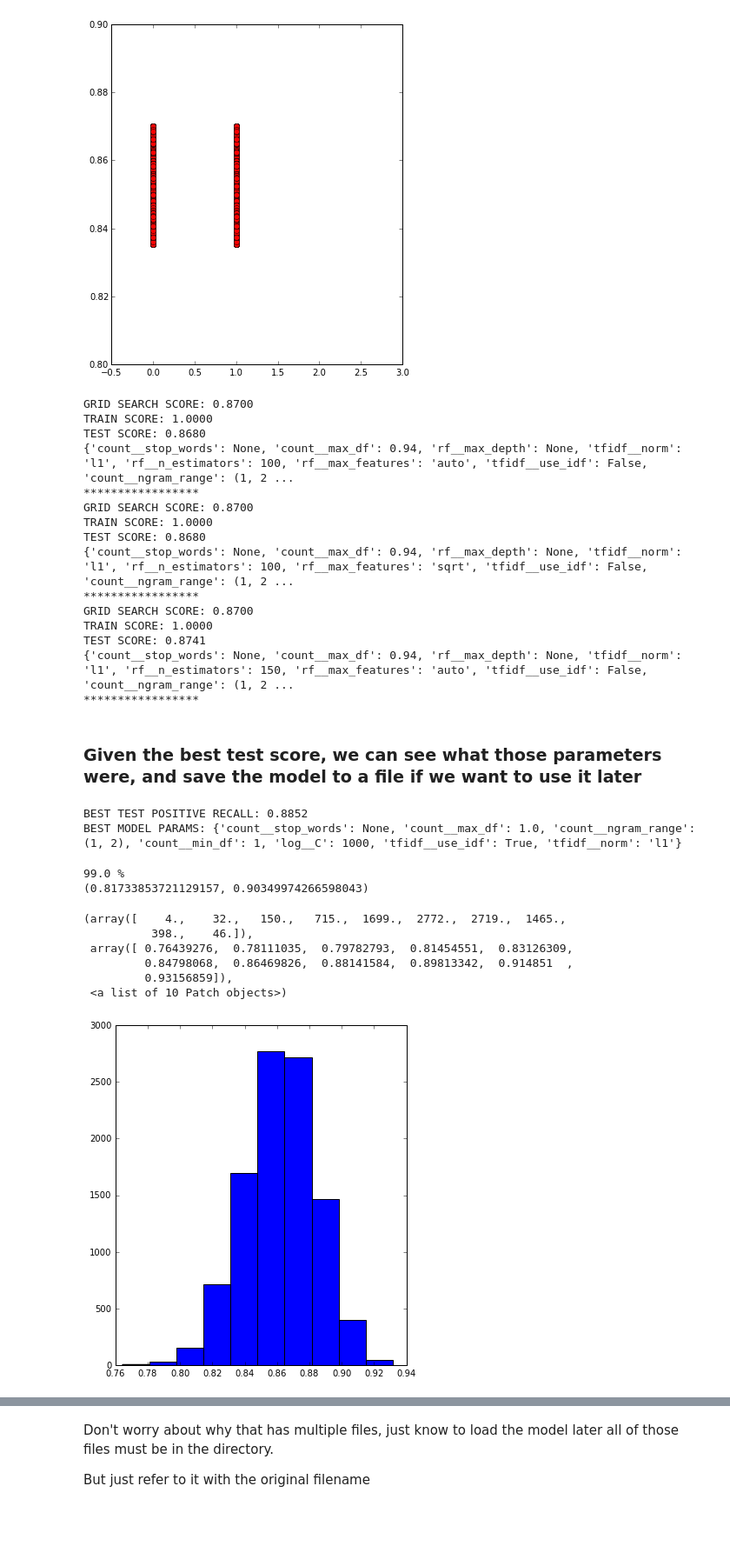
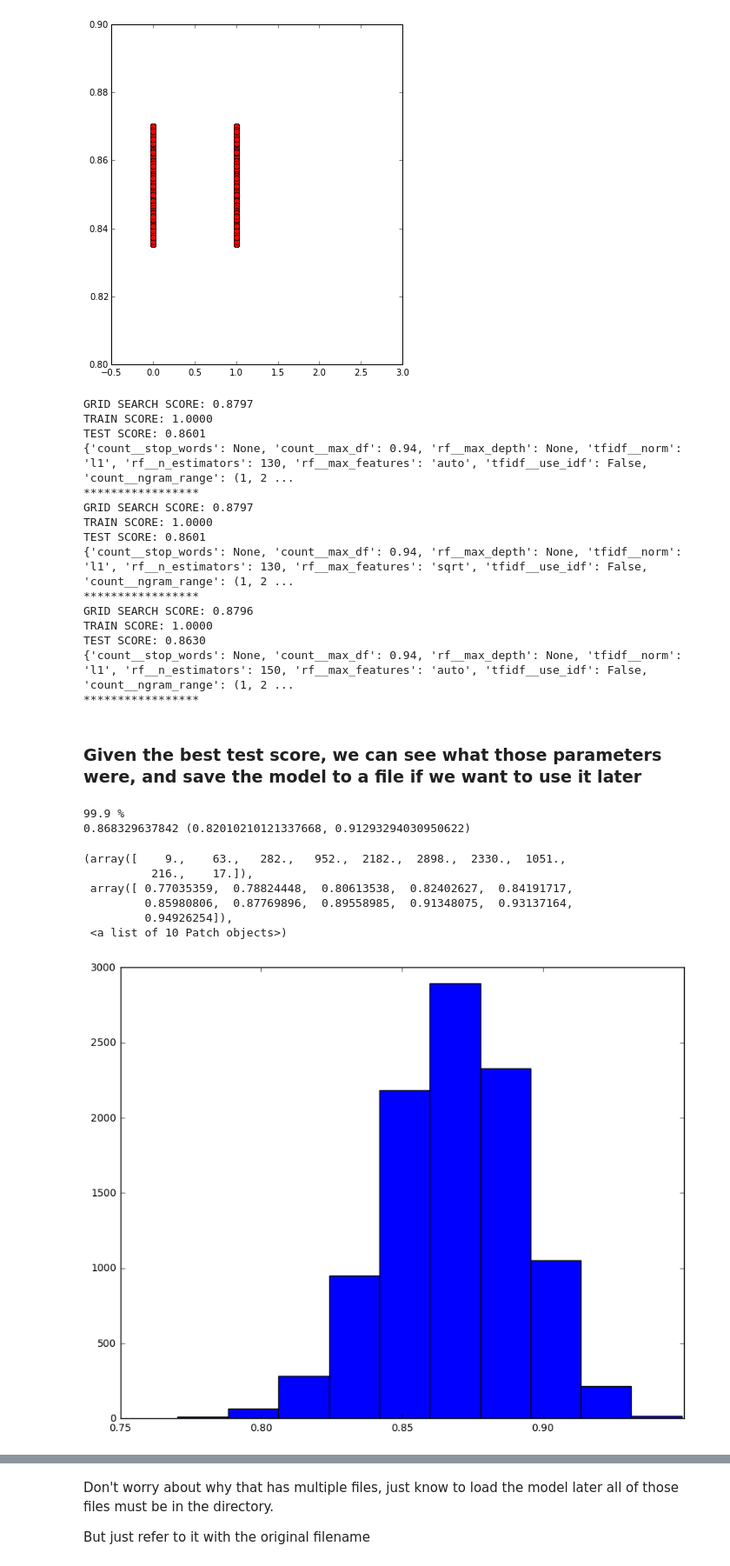
Before and after one commit to cu-publichealth/FoodborneML, a Jupyter notebook: paper_stuff/Notebooks/Sick_ROC_RF_3.ipynb, the cells around one changed output, grey strips where cells are left out. Shown at 87% size. Cells and saved outputs as stored; diff of their text form; code cells hidden in the pictures; blank space fills up the shorter version.

Commit message:
refactored all experiments from the paper notebooks into an official runnable notebook to reproduce all of the papers results

```diff
--- a/paper_stuff/Notebooks/Sick_ROC_RF_3.ipynb
+++ b/paper_stuff/Notebooks/Sick_ROC_RF_3.ipynb
@@ -59,0 +64,5 @@ pipeline = Pipeline([
+# %%
+from sklearn.externals import joblib
+best_params = {'count__stop_words': None, 'count__max_df': 0.94, 'rf__max_depth': None, 'tfidf__norm': 'l1', 'rf__n_estimators': 150, 'rf__max_features': 'auto', 'tfidf__use_idf': False, 'count__ngram_range': (1, 2), 'count__lowercase': True, 'count__max_features': 1000}
+pipeline = pipeline.set_params(**best_params)
+joblib.dump(pipeline, '../best_classifiers/sick_rf.pkl')
@@ -187,7 +198,7 @@ def split_dev_test(data, test_size=.2):
 
 def parameter_search(data, pipeline, paramgrid, n_folds=3, gscv_kwargs=None):
     print "SEARCHING PARAMETER SPACE:"
-    folds = cross_validation.StratifiedKFold(data['x'], n_folds=n_folds, random_state=0,shuffle=True)
+    folds = cross_validation.StratifiedKFold(data['y'], n_folds=n_folds, random_state=0,shuffle=True)
     if not gscv_kwargs:
         gscv_kwargs = {
              'scoring':my_roc_auc_scorer,
@@ -243,0 +250,8 @@ Test data shape:  (279,) (279,)
+# %%
+train_data, test_data = split_dev_test(data)
+
+# USE ONLY THE NON-RESTAURANT-BIASED REVIEWS
+bad_idxs = [2, 4, 7, 13, 19, 20, 21, 30, 39, 49, 55, 59, 60, 61, 75, 84, 88, 95, 123, 132, 138, 149, 151, 155, 166, 167, 170, 171, 180, 182, 186, 189, 191, 196, 219, 221, 227, 239, 242, 248, 249, 256, 257, 270, 276, 277]
+good_idxs = np.delete(np.arange(len(test_data['y'])), bad_idxs)
+test_data['x'] = test_data['x'][good_idxs]
+test_data['y'] = test_data['y'][good_idxs]
@@ -457,67 +461,68 @@ for i, result in enumerate(ranked_results[:topk]):
         best_params = params
     print '*****************'
 # %% [output]
-GRID SEARCH SCORE: 0.8700
+GRID SEARCH SCORE: 0.8797
 TRAIN SCORE: 1.0000
-TEST SCORE: 0.8680
-{'count__stop_words': None, 'count__max_df': 0.94, 'rf__max_depth': None, 'tfidf__norm': 'l1', 'rf__n_estimators': 100, 'rf__max_features': 'auto', 'tfidf__use_idf': False, 'count__ngram_range': (1, 2 ...
+TEST SCORE: 0.8601
+{'count__stop_words': None, 'count__max_df': 0.94, 'rf__max_depth': None, 'tfidf__norm': 'l1', 'rf__n_estimators': 130, 'rf__max_features': 'auto', 'tfidf__use_idf': False, 'count__ngram_range': (1, 2 ...
 *****************
-GRID SEARCH SCORE: 0.8700
+GRID SEARCH SCORE: 0.8797
 TRAIN SCORE: 1.0000
-TEST SCORE: 0.8680
-{'count__stop_words': None, 'count__max_df': 0.94, 'rf__max_depth': None, 'tfidf__norm': 'l1', 'rf__n_estimators': 100, 'rf__max_features': 'sqrt', 'tfidf__use_idf': False, 'count__ngram_range': (1, 2 ...
+TEST SCORE: 0.8601
+{'count__stop_words': None, 'count__max_df': 0.94, 'rf__max_depth': None, 'tfidf__norm': 'l1', 'rf__n_estimators': 130, 'rf__max_features': 'sqrt', 'tfidf__use_idf': False, 'count__ngram_range': (1, 2 ...
 *****************
-GRID SEARCH SCORE: 0.8700
+GRID SEARCH SCORE: 0.8796
 TRAIN SCORE: 1.0000
-TEST SCORE: 0.8741
+TEST SCORE: 0.8630
 {'count__stop_words': None, 'count__max_df': 0.94, 'rf__max_depth': None, 'tfidf__norm': 'l1', 'rf__n_estimators': 150, 'rf__max_features': 'auto', 'tfidf__use_idf': False, 'count__ngram_range': (1, 2 ...
 *****************
 # %% [markdown]
 ### Given the best test score, we can see what those parameters were, and save the model to a file if we want to use it later
 # %%
-best = ranked_results[best_index]
-print "BEST TEST POSITIVE RECALL: %0.4f" % best_score
-print "BEST MODEL PARAMS: %r" % best_params
-model = pipeline.set_params(**best_params).fit(data['x'], data['y'])
+# best = ranked_results[best_index]
+best_params = {'count__stop_words': None, 'count__max_df': 0.94, 'rf__max_depth': None, 'tfidf__norm': 'l1', 'rf__n_estimators': 150, 'rf__max_features': 'auto', 'tfidf__use_idf': False, 'count__ngram_range': (1, 2), 'count__lowercase': True, 'count__max_features': 1000}
+# print "BEST TEST POSITIVE RECALL: %0.4f" % best_score
+# print "BEST MODEL PARAMS: %r" % best_params
+model = pipeline.set_params(**best_params).fit(train_data['x'], train_data['y'])
-# %% [output]
-BEST TEST POSITIVE RECALL: 0.8852
-BEST MODEL PARAMS: {'count__stop_words': None, 'count__max_df': 1.0, 'count__ngram_range': (1, 2), 'count__min_df': 1, 'log__C': 1000, 'tfidf__use_idf': True, 'tfidf__norm': 'l1'}
 # %%
 import numpy.random as npr
 def bootstrap_auc_ci(X, y, clf, alpha=.05, B=1000, random_seed=0):
     random.seed(random_seed)
     N = len(X)
     sample_indices = (npr.choice(range(N), size=N, replace=True) for b in range(B))
+    preds = clf.predict_proba(X)[:,1]
     # run simulation
     bootstrap = []
     for i, idx in enumerate(sample_indices):
-        if i % (B/100) == 0: print '\r',100*(i)/(float(B)), '%',
-        auc = metrics.roc_auc_score(y[idx], clf.predict_proba(X[idx])[:,1], average='micro')
+#         print i
+        if i % 10 == 0: print '\r',100*(i)/(float(B)), '%',
+        auc = metrics.roc_auc_score(y[idx], preds[idx], average='micro')
         bootstrap.append(auc)
 #         print i, auc
     print
     # calculate ci
     bootstrap.sort()
     low_idx = int(np.ceil(B*(alpha/2.)))
     high_idx = int(np.floor(B*(1.-alpha/2.)))
 #     print low_idx, high_idx
     ci = (bootstrap[low_idx], bootstrap[high_idx])
     return bootstrap, ci
 
 B = 10000
 pipeline.fit(train_data['x'], train_data['y'])
+auc = metrics.roc_auc_score(test_data['y'], pipeline.predict_proba(test_data['x'])[:,1], average='micro')
 auc_samples, ci = bootstrap_auc_ci(test_data['x'], test_data['y'], pipeline, alpha=.05, B=B)
-print ci
+print auc, ci
 plt.hist(auc_samples)
 # %% [output]
-99.0 %
-(0.81733853721129157, 0.90349974266598043)
+99.9 %
+0.868329637842 (0.82010210121337668, 0.91293294030950622)
-(array([    4.,    32.,   150.,   715.,  1699.,  2772.,  2719.,  1465.,
-          398.,    46.]),
- array([ 0.76439276,  0.78111035,  0.79782793,  0.81454551,  0.83126309,
-         0.84798068,  0.86469826,  0.88141584,  0.89813342,  0.914851  ,
-         0.93156859]),
+(array([    9.,    63.,   282.,   952.,  2182.,  2898.,  2330.,  1051.,
+          216.,    17.]),
+ array([ 0.77035359,  0.78824448,  0.80613538,  0.82402627,  0.84191717,
+         0.85980806,  0.87769896,  0.89558985,  0.91348075,  0.93137164,
+         0.94926254]),
  <a list of 10 Patch objects>)
-[figure, old version]
+[figure, new version]
 # %%
 from sklearn.externals import joblib
```
Also changed, not shown: parts of 7 cells of this notebook, 15 other files.
